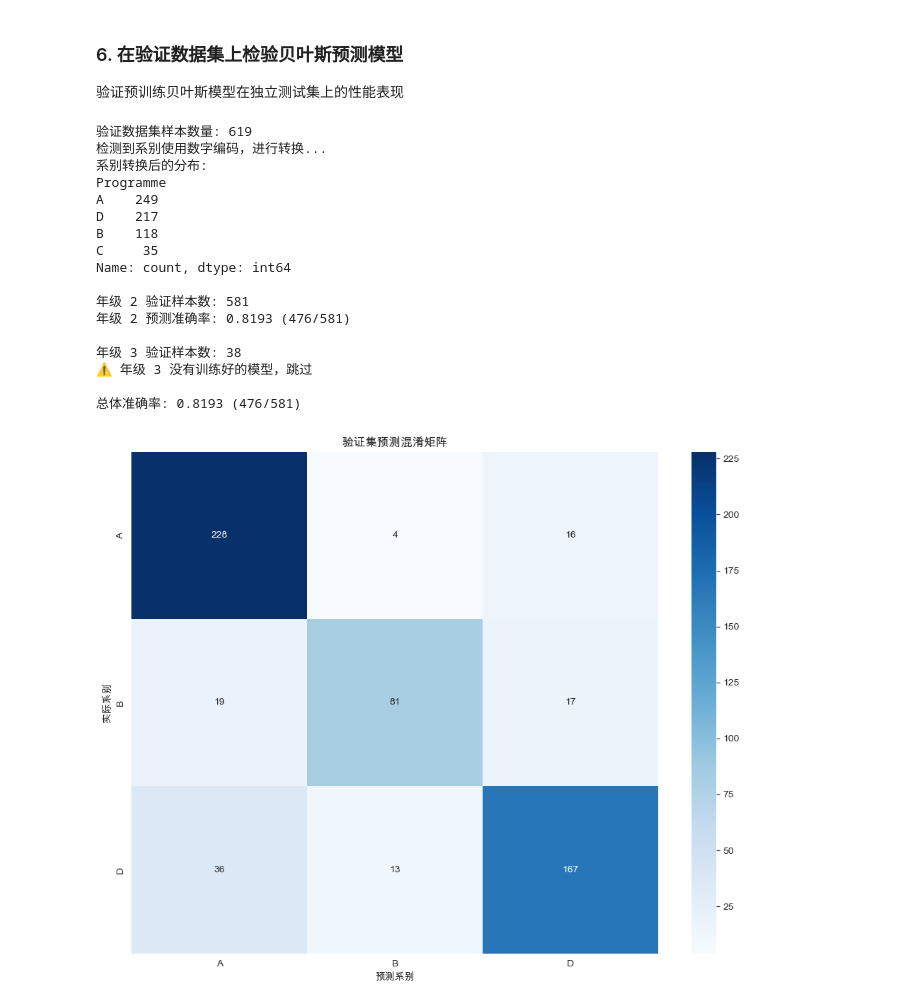
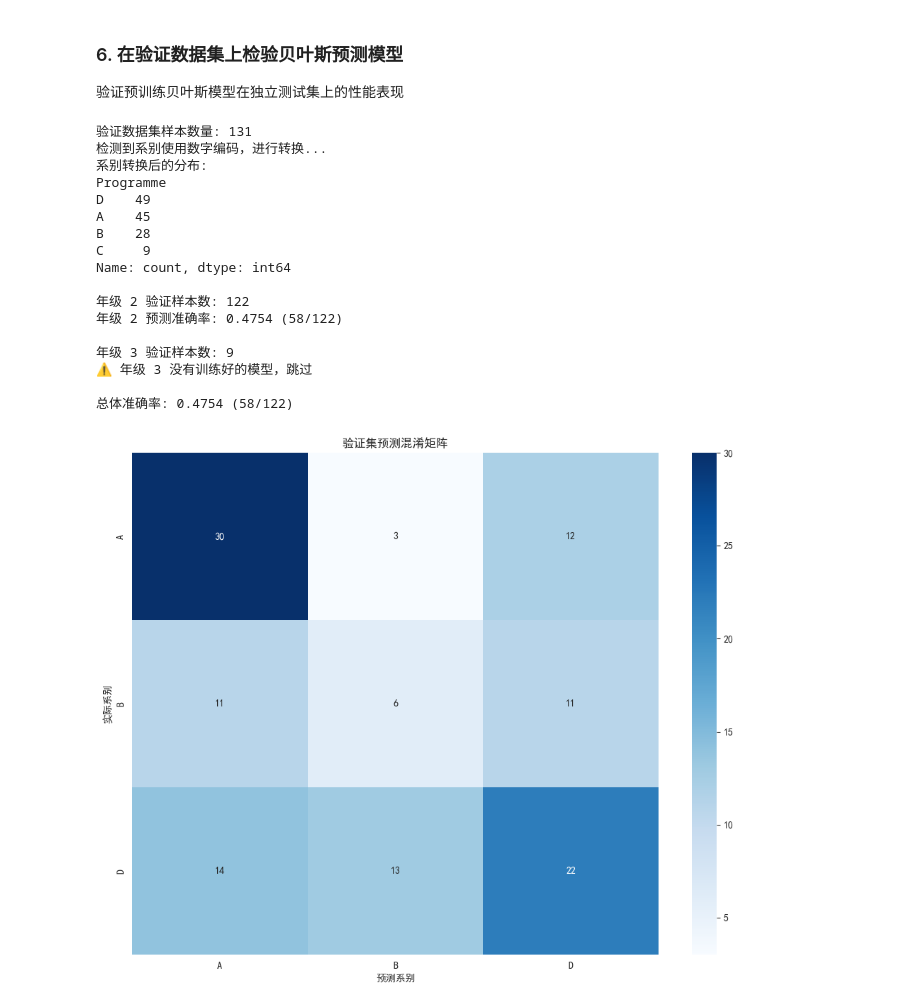
Before and after one commit to WedgeP/INT104CW1, a Jupyter notebook: 基于贝叶斯的概率模型预测.ipynb, the cells around one changed output. Cells and saved outputs as stored; diff of their text form; code cells hidden in the pictures.

```diff
--- a/基于贝叶斯的概率模型预测.ipynb
+++ b/基于贝叶斯的概率模型预测.ipynb
@@ -42,6 +42,7 @@
 
 本报告的下一步将包括模型的实际应用与进一步的分析，以期实现更加精准的学生成绩预测。
 # %%
+import platform
 # 导入所需库
 import pandas as pd
 import matplotlib.pyplot as plt
@@ -62,8 +63,21 @@ warnings.filterwarnings('ignore')
 # 按年级划分训练集
 grade_models = {}
 
-# 设置中文显示 (Mac系统)
-plt.rcParams['font.sans-serif'] = ['Arial Unicode MS']  # Mac系统支持的字体
+# 设置中文显示
+system = platform.system()
+
+if system == 'Darwin':  # Mac系统
+    plt.rcParams['font.sans-serif'] = ['Arial Unicode MS']
+elif system == 'Windows':  # Windows系统
+    plt.rcParams['font.sans-serif'] = ['SimHei']  # 黑体
+elif system == 'Linux':  # Linux系统
+    # Linux系统可能需要安装中文字体，例如 Noto Sans CJK SC
+    plt.rcParams['font.sans-serif'] = ['Noto Sans CJK SC']
+else:
+    # 默认字体（如果系统未识别）
+    plt.rcParams['font.sans-serif'] = ['SimHei']
+
+# 解决负号显示问题
 plt.rcParams['axes.unicode_minus'] = False
 
 # 读取数据
@@ -947,7 +961,7 @@ plt.show()
 验证预训练贝叶斯模型在独立测试集上的性能表现
 # %%
 # 导入测试数据
-test_df = pd.read_csv('./test_data.csv')
+test_df = pd.read_csv('./unique_test_data.csv')
 print(f"验证数据集样本数量: {len(test_df)}")
 
 # 系别映射（如果需要）
@@ -1011,40 +1025,40 @@ for grade in sorted(test_df['Grade'].unique()):
     grade_accuracy = correct_count / total_count if total_count > 0 else 0
     print(f"年级 {grade} 预测准确率: {grade_accuracy:.4f} ({correct_count}/{total_count})")
 
 # 计算总体准确率
 overall_accuracy = sum(results['correct']) / len(results['correct']) if results['correct'] else 0
 print(f"\n总体准确率: {overall_accuracy:.4f} ({sum(results['correct'])}/{len(results['correct'])})")
 
 # 创建混淆矩阵 - 使用集合并集而非列表相加
 all_programmes = sorted(list(set(results['actual']) | set(results['predicted'])))
 cm = confusion_matrix(results['actual'], results['predicted'], labels=all_programmes)
 
 # 绘制混淆矩阵热图
 plt.figure(figsize=(10, 8))
 sns.heatmap(cm, annot=True, fmt='d', cmap='Blues',
             xticklabels=all_programmes,
             yticklabels=all_programmes)
 plt.title('验证集预测混淆矩阵')
 plt.xlabel('预测系别')
 plt.ylabel('实际系别')
 plt.tight_layout()
 plt.show()
 # %% [output]
-验证数据集样本数量: 619
+验证数据集样本数量: 131
 检测到系别使用数字编码，进行转换...
 系别转换后的分布:
 Programme
-A    249
-D    217
-B    118
-C     35
+D    49
+A    45
+B    28
+C     9
 Name: count, dtype: int64
 
-年级 2 验证样本数: 581
-年级 2 预测准确率: 0.8193 (476/581)
+年级 2 验证样本数: 122
+年级 2 预测准确率: 0.4754 (58/122)
 
-年级 3 验证样本数: 38
+年级 3 验证样本数: 9
 ⚠️ 年级 3 没有训练好的模型，跳过
 
-总体准确率: 0.8193 (476/581)
+总体准确率: 0.4754 (58/122)
-[figure, old version]
+[figure, new version]
```
Also changed, not shown: parts of 6 cells of this notebook, 2 other files.
